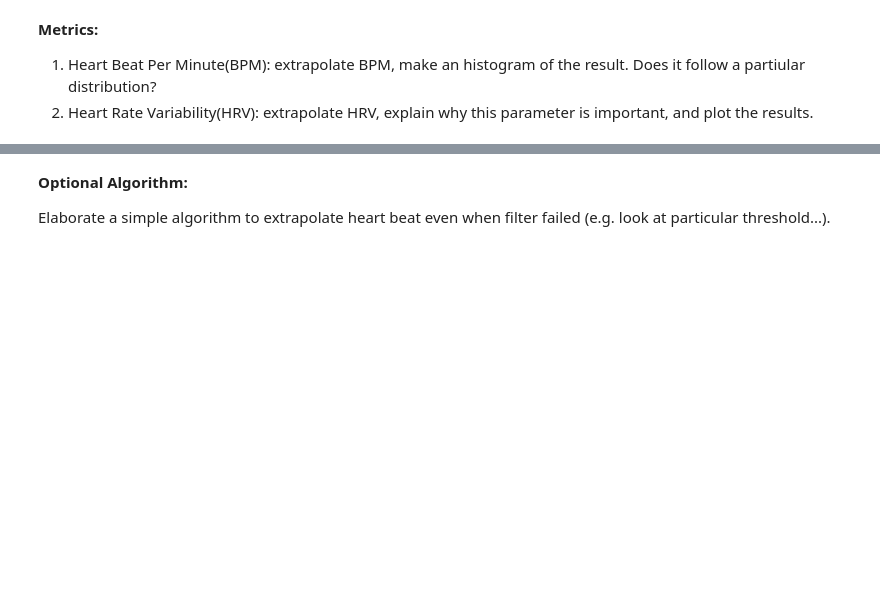
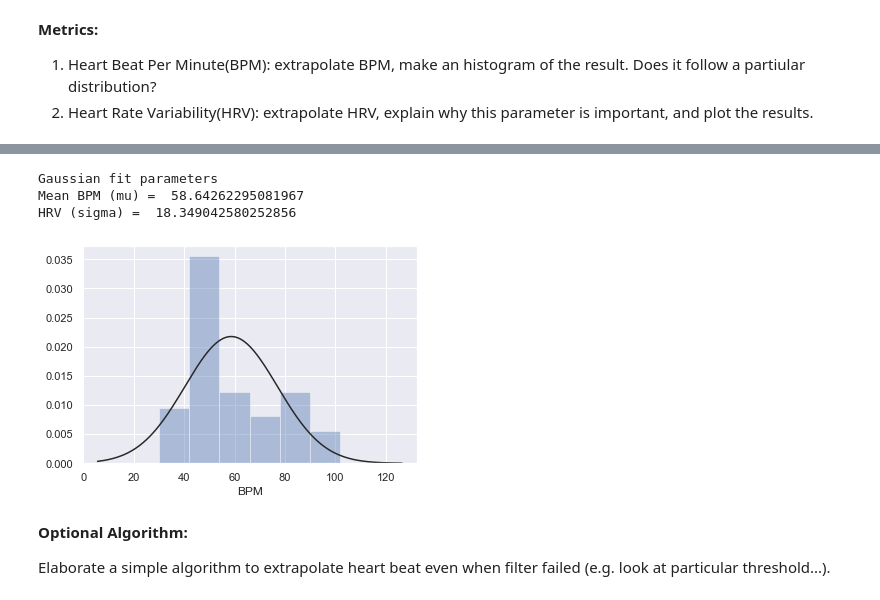
Before and after one commit to CrostaBot/HeartRateEstimation, a Jupyter notebook: BCG.ipynb, the cells around one changed output, grey strips where cells are left out. Cells and saved outputs as stored; diff of their text form; code cells hidden in the pictures; blank space fills up the shorter version.

Commit message:
HRV histo

```diff
--- a/BCG.ipynb
+++ b/BCG.ipynb
@@ -387,7 +441,7 @@ plt.show()
 # %%
 # Normalize
 selected = (PCA_acc[0]-np.mean(PCA_acc[0]))
-fs = 200
+fs = freq
 lf = 40/60 #bmp to Hz
 hf = 120/60
 # %%
@@ -476,3 +538,16 @@ print("mean BPM with wavelet filt= ",len(peaks_wave)*60/(len(sig_filt_wavelet)/f
+# %%
+beat_indexes = peaks_wave
+bpms = 60/freq*np.diff(beat_indexes)
+sns.distplot(bpms,kde=False,axlabel= 'BPM',fit=stats.norm);
+(mu, sigma) = stats.norm.fit(bpms)
+print("Gaussian fit parameters")
+print("Mean BPM (mu) = ",mu)
+print("HRV (sigma) = ",sigma)
+# %% [output]
+Gaussian fit parameters
+Mean BPM (mu) =  58.64262295081967
+HRV (sigma) =  18.349042580252856
+[figure, added]
 # %% [markdown]
 **Optional Algorithm:**
 
```
Also changed, not shown: parts of 15 cells of this notebook, 1 other file.
